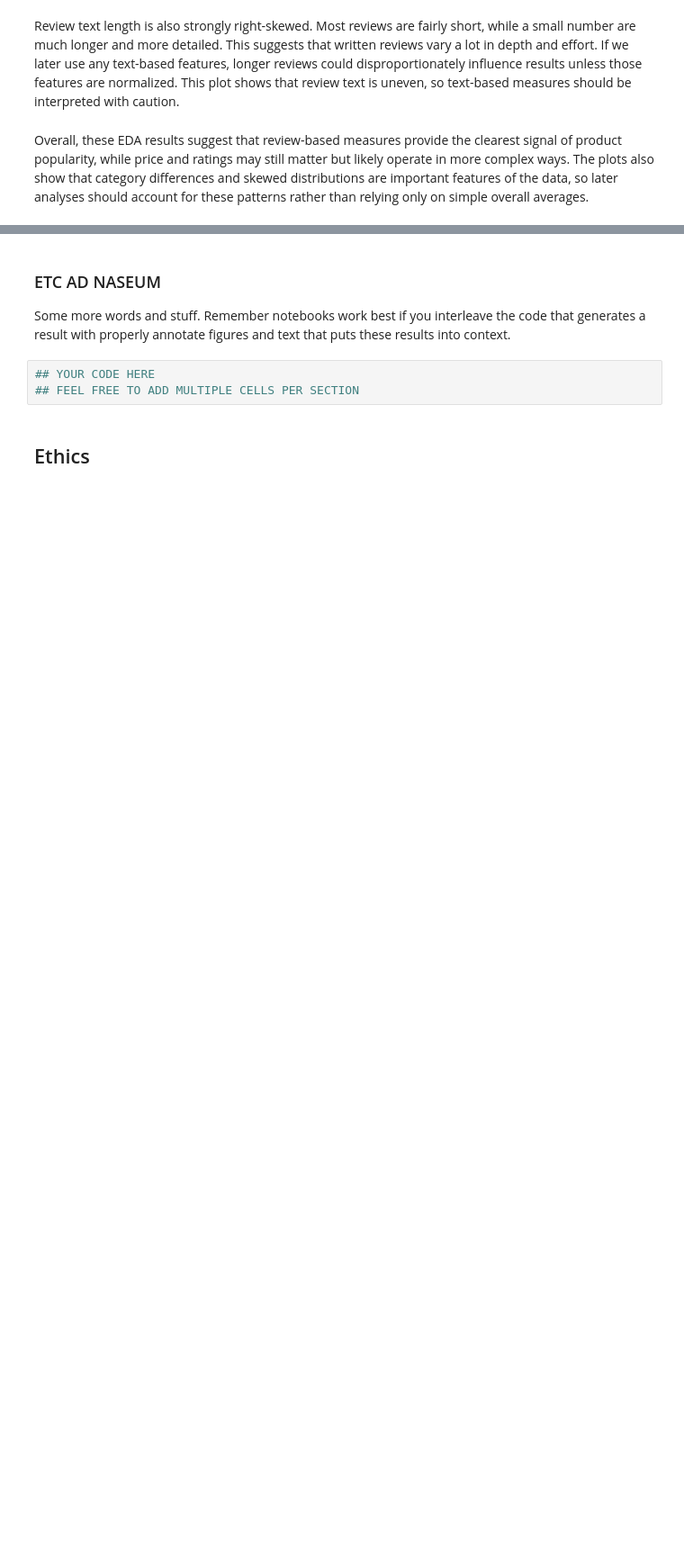
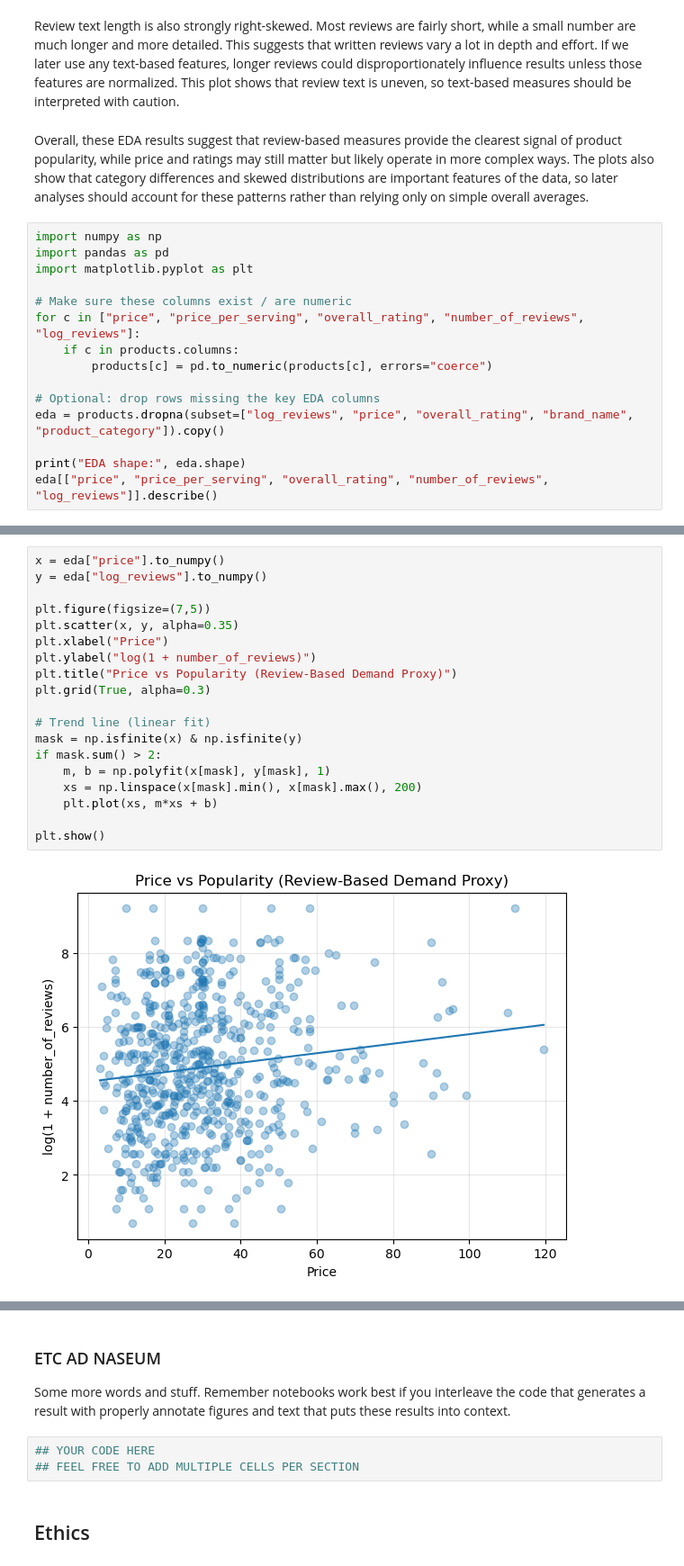
Before and after one commit to COGS108/Group129_WI26, a Jupyter notebook: 03-FinalProject.ipynb, the cells around one changed output, grey strips where cells are left out. Shown at 90% size. Saved outputs shown, nothing was run; the diff lists cells and outputs as text; blank space fills up the shorter version.

```diff
--- a/03-FinalProject.ipynb
+++ b/03-FinalProject.ipynb
@@ -532,3 +533,18 @@ plt.show()
 Review text length is also strongly right-skewed. Most reviews are fairly short, while a small number are much longer and more detailed. This suggests that written reviews vary a lot in depth and effort. If we later use any text-based features, longer reviews could disproportionately influence results unless those features are normalized. This plot shows that review text is uneven, so text-based measures should be interpreted with caution.
 # %% [markdown]
 Overall, these EDA results suggest that review-based measures provide the clearest signal of product popularity, while price and ratings may still matter but likely operate in more complex ways. The plots also show that category differences and skewed distributions are important features of the data, so later analyses should account for these patterns rather than relying only on simple overall averages.
+# %%
+import numpy as np
+import pandas as pd
+import matplotlib.pyplot as plt
+
+# Make sure these columns exist / are numeric
+for c in ["price", "price_per_serving", "overall_rating", "number_of_reviews", "log_reviews"]:
+    if c in products.columns:
+        products[c] = pd.to_numeric(products[c], errors="coerce")
+
+# Optional: drop rows missing the key EDA columns
+eda = products.dropna(subset=["log_reviews", "price", "overall_rating", "brand_name", "product_category"]).copy()
+
+print("EDA shape:", eda.shape)
+eda[["price", "price_per_serving", "overall_rating", "number_of_reviews", "log_reviews"]].describe()
@@ -534,0 +562,21 @@ Overall, these EDA results suggest that review-based measures provide the cleare
+# %%
+x = eda["price"].to_numpy()
+y = eda["log_reviews"].to_numpy()
+
+plt.figure(figsize=(7,5))
+plt.scatter(x, y, alpha=0.35)
+plt.xlabel("Price")
+plt.ylabel("log(1 + number_of_reviews)")
+plt.title("Price vs Popularity (Review-Based Demand Proxy)")
+plt.grid(True, alpha=0.3)
+
+# Trend line (linear fit)
+mask = np.isfinite(x) & np.isfinite(y)
+if mask.sum() > 2:
+    m, b = np.polyfit(x[mask], y[mask], 1)
+    xs = np.linspace(x[mask].min(), x[mask].max(), 200)
+    plt.plot(xs, m*xs + b)
+
+plt.show()
+# %% [output]
+[figure, added]
```
Also changed, not shown: parts of 11 cells of this notebook.
